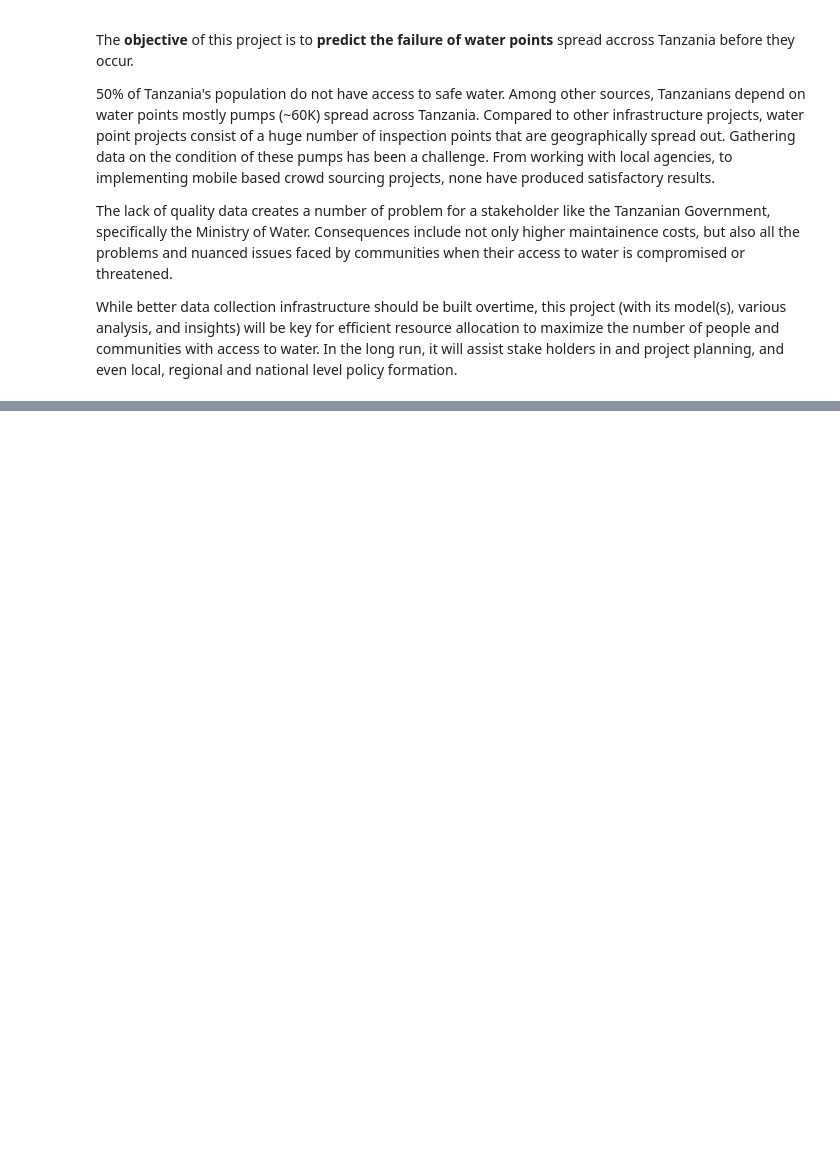
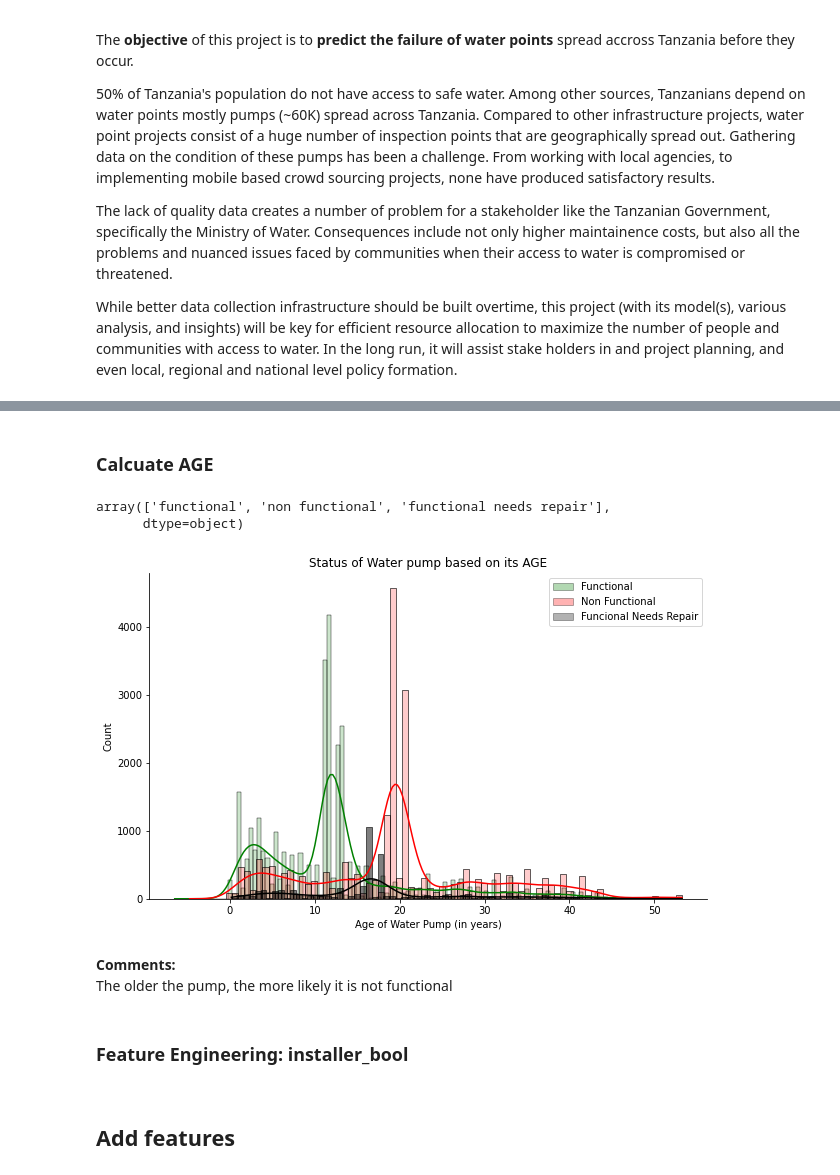
Before and after one commit to TashiNyangmi/pump_it_up, a Jupyter notebook: pump_it_up/notebooks/3. Pre-processing & Training Data Development.ipynb, the cells around one changed output, grey strips where cells are left out. Saved outputs shown, nothing was run; the diff lists cells and outputs as text; code cells hidden in the pictures; blank space fills up the shorter version.

```diff
--- a/pump_it_up/notebooks/3. Pre-processing & Training Data Development.ipynb
+++ b/pump_it_up/notebooks/3. Pre-processing & Training Data Development.ipynb
@@ -82,0 +123,4 @@ df.drop(columns = cols_to_drop, inplace = True)
+# %%
+s =df[df['construction_year']!= 0].groupby('target_var')['construction_year'].mean()
+s = round(s,2)
+s
@@ -82,0 +135,7 @@ df.drop(columns = cols_to_drop, inplace = True)
+# %%
+df['imputed_construction_year'] = np.where((df['construction_year'] == 0) & (df['target_var'] == 'functional'),\
+                              s['functional'], df['construction_year'])
+df['imputed_construction_year'] = np.where((df['imputed_construction_year'] == 0) & (df['target_var'] == 'functional needs repair'),\
+                              s['functional needs repair'], df['imputed_construction_year'])
+df['imputed_construction_year'] = np.where((df['imputed_construction_year'] == 0) & (df['target_var'] == 'non functional'),\
+                              s['non functional'], df['imputed_construction_year'])
@@ -82,0 +171,6 @@ df.drop(columns = cols_to_drop, inplace = True)
+# %%
+df['date_recorded_year'] = pd.DatetimeIndex(df['date_recorded']).year
+df['date_recorded_month'] = pd.DatetimeIndex(df['date_recorded']).month/12
+
+df['eng_date_recorded'] = round(df['date_recorded_year'] + df['date_recorded_month'],2)
+df['eng_date_recorded']
@@ -82,0 +190,61 @@ df.drop(columns = cols_to_drop, inplace = True)
+# %% [markdown]
+<h3> Calcuate AGE </h3>
+# %%
+df['eng_age'] = df['eng_date_recorded'] - df['imputed_construction_year']
+# %%
+df['target_var'].unique()
+# %% [output]
+array(['functional', 'non functional', 'functional needs repair'],
+      dtype=object)
+# %%
+fig, ax = plt.subplots(figsize = (10,6))
+
+bool_mask_functional = df['target_var'] == 'functional'
+sns.histplot(df[bool_mask_functional]['eng_age'],
+             color = 'g',
+             kde = True,
+             ax = ax,
+             alpha = 0.2)
+
+bool_mask_repairs = df['target_var'] == 'non functional'
+sns.histplot(df[bool_mask_repairs]['eng_age'],
+             color = 'r',
+             kde = True,
+             ax = ax,
+             alpha = 0.2)
+
+bool_mask_repairs = df['target_var'] == 'functional needs repair'
+sns.histplot(df[bool_mask_repairs]['eng_age'],
+             color = 'black',
+             kde = True,
+             ax = ax)
+
+# Custom Legend
+legend_elements = [Patch(facecolor='g',
+                         edgecolor='black',
+                         alpha = 0.3,
+                         label='Functional'),
+
+                   Patch(facecolor='r',
+                         edgecolor='black',
+                         alpha = 0.3,
+                         label='Non Functional'),
+
+                  Patch(facecolor='black',
+                         edgecolor='black',
+                         alpha = 0.3,
+                         label='Funcional Needs Repair')]
+
+ax.legend(handles=legend_elements, loc='best')
+
+plt.title('Status of Water pump based on its AGE')
+plt.xlabel('Age of Water Pump (in years)')
+
+sns.despine();
+# %% [output]
+[figure, added]
+# %% [markdown]
+**Comments:**<br>
+The older the pump, the more likely it is not functional
+# %% [markdown]
+<a id = 'installer_bool'><h3> Feature Engineering: installer_bool </h3> </a>
@@ -82,0 +253,2 @@ df.drop(columns = cols_to_drop, inplace = True)
+# %% [markdown]
+<h2> Add features </h2>
```
Also changed, not shown: parts of 74 cells of this notebook, 4 other files.
